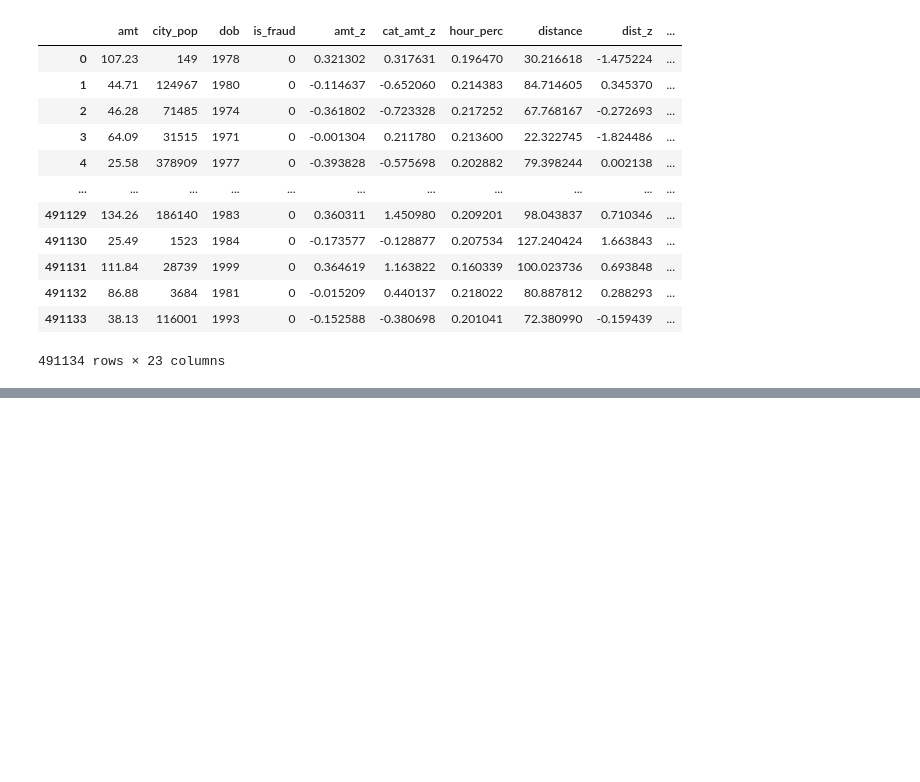
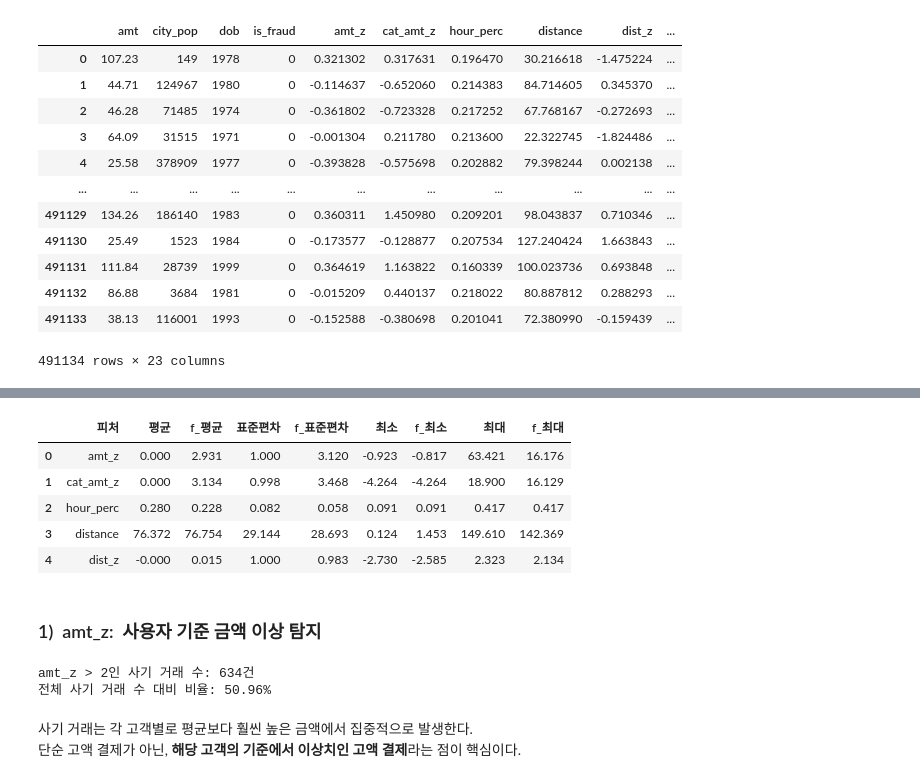
Before and after one commit to jul-ee/feature-engineering-fraud, a Jupyter notebook: feature_engineering_fraud/feature_engineering_w_fraud.ipynb, the cells around one changed output, grey strips where cells are left out. Saved outputs shown, nothing was run; the diff lists cells and outputs as text; code cells hidden in the pictures; blank space fills up the shorter version.

```diff
--- a/feature_engineering_fraud/feature_engineering_w_fraud.ipynb
+++ b/feature_engineering_fraud/feature_engineering_w_fraud.ipynb
@@ -886,0 +867,32 @@ amt_z, cat_amt_z, hour_perc는 단독으로도 이상 탐지가 강한 피처이
+# %%
+# 피처명을 열로 복원
+overall_t["피처"] = overall_t.index
+fraud_t["피처"] = fraud_t.index
+# %%
+# 피처 기준으로 병합
+merged = pd.merge(overall_t, fraud_t, on="피처")
+# %%
+# 컬럼 순서 정리
+ordered_columns = [
+    "피처",
+    "mean", "f_mean",
+    "std", "f_std",
+    "min", "f_min",
+    "max", "f_max"
+]
+merged = merged[ordered_columns]
+# %%
+# 컬럼명 보기 좋게 수정
+# f_로 사기 거래 건의 통계치임을 나타냄
+merged.columns = ["피처", "평균", "f_평균", "표준편차", "f_표준편차", "최소", "f_최소", "최대", "f_최대"]
+# %%
+merged
+# %% [output]
+|  | 피처 | 평균 | f_평균 | 표준편차 | f_표준편차 | 최소 | f_최소 | 최대 | f_최대 |
+| 0 | amt_z | 0.000 | 2.931 | 1.000 | 3.120 | -0.923 | -0.817 | 63.421 | 16.176 |
+| 1 | cat_amt_z | 0.000 | 3.134 | 0.998 | 3.468 | -4.264 | -4.264 | 18.900 | 16.129 |
+| 2 | hour_perc | 0.280 | 0.228 | 0.082 | 0.058 | 0.091 | 0.091 | 0.417 | 0.417 |
+| 3 | distance | 76.372 | 76.754 | 29.144 | 28.693 | 0.124 | 1.453 | 149.610 | 142.369 |
+| 4 | dist_z | -0.000 | 0.015 | 1.000 | 0.983 | -2.730 | -2.585 | 2.323 | 2.134 |
+# %% [markdown]
+### 1) &nbsp;amt_z: &nbsp;사용자 기준 금액 이상 탐지
@@ -886,0 +905,9 @@ amt_z, cat_amt_z, hour_perc는 단독으로도 이상 탐지가 강한 피처이
+# %%
+print(f'amt_z > 2인 사기 거래 수: {amt_z_outliers}건')
+print(f'전체 사기 거래 수 대비 비율: {amt_z_outlier_ratio}%')
+# %% [output]
+amt_z > 2인 사기 거래 수: 634건
+전체 사기 거래 수 대비 비율: 50.96%
+# %% [markdown]
+사기 거래는 각 고객별로 평균보다 훨씬 높은 금액에서 집중적으로 발생한다.
+단순 고액 결제가 아닌, **해당 고객의 기준에서 이상치인 고액 결제**라는 점이 핵심이다.
```
Also changed, not shown: parts of 53 cells of this notebook, 1 other file.
